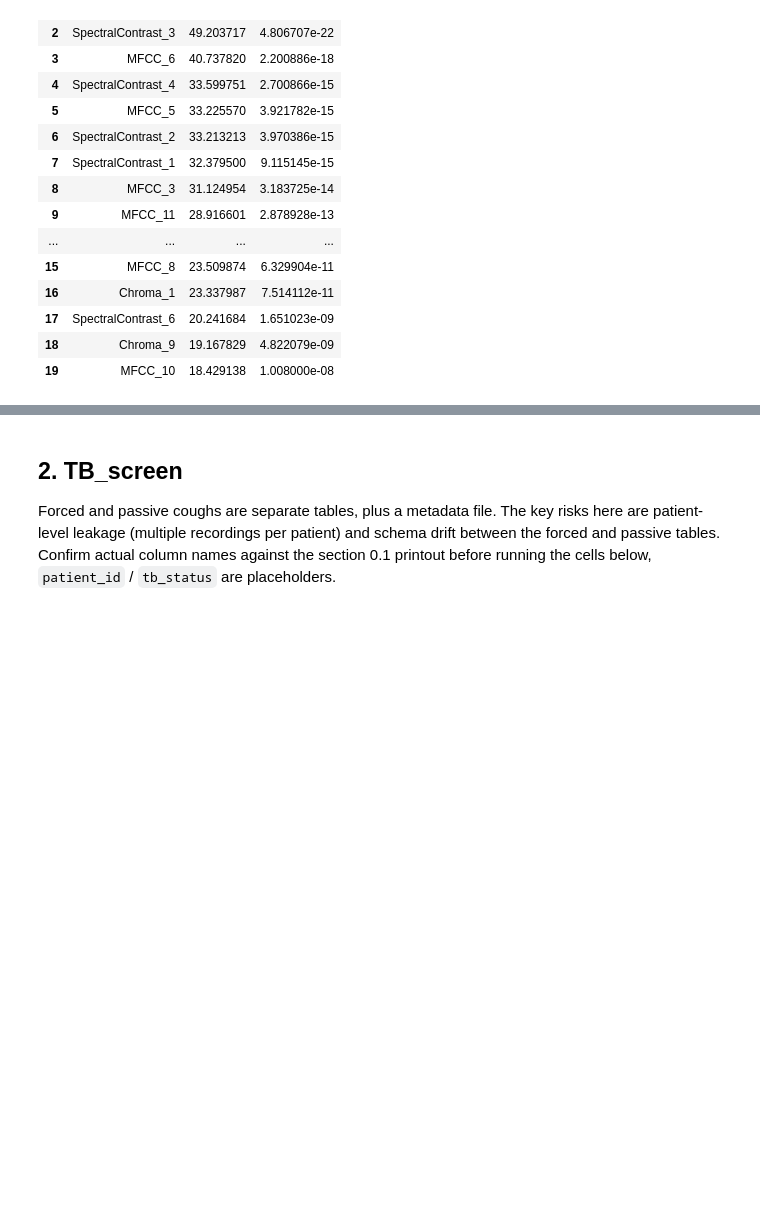
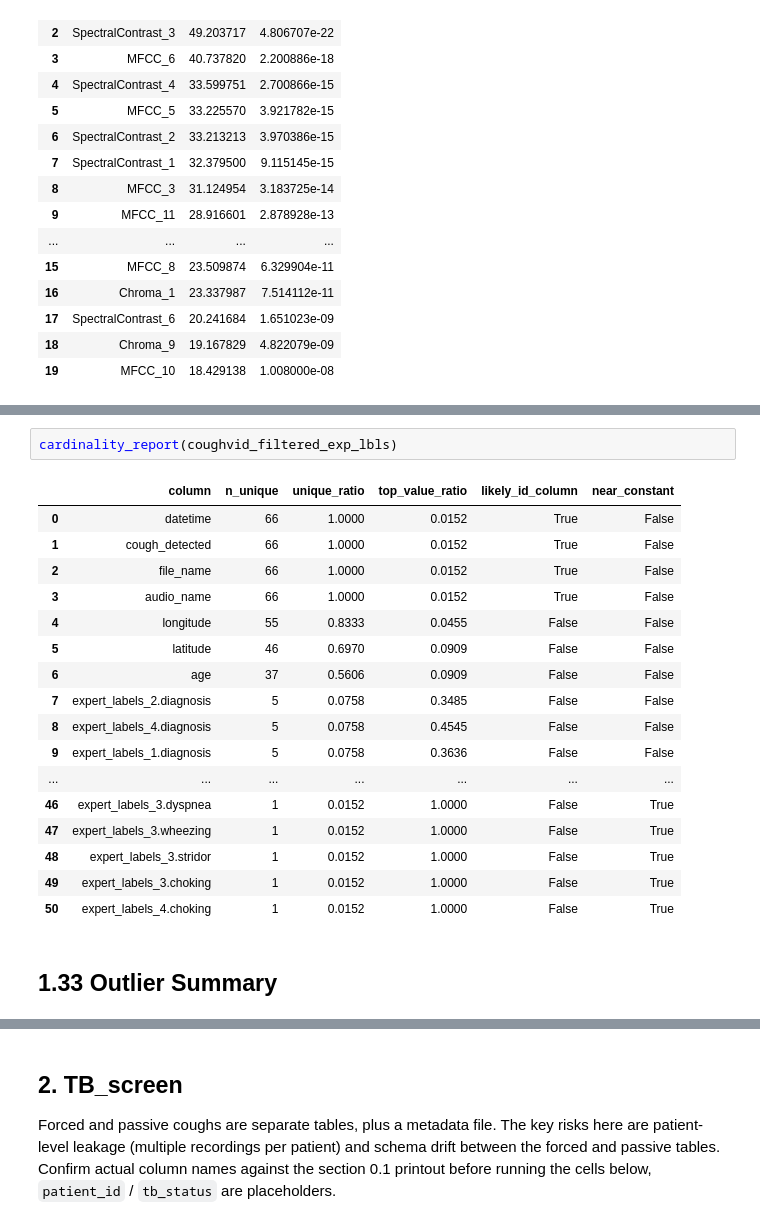
Before and after one commit to asnkunv/respiratory-disease-screening, a Jupyter notebook: notebooks/01_exploration.ipynb, the cells around one changed output, grey strips where cells are left out. Saved outputs shown, nothing was run; the diff lists cells and outputs as text; blank space fills up the shorter version.

```diff
--- a/notebooks/01_exploration.ipynb
+++ b/notebooks/01_exploration.ipynb
@@ -293,0 +569,22 @@ COUGHVID ships SNR and cough-detection-confidence columns, flag rows below usabl
+# %%
+cardinality_report(coughvid_filtered_exp_lbls)
+# %% [output]
+|  | column | n_unique | unique_ratio | top_value_ratio | likely_id_column | near_constant |
+| 0 | datetime | 66 | 1.0000 | 0.0152 | True | False |
+| 1 | cough_detected | 66 | 1.0000 | 0.0152 | True | False |
+| 2 | file_name | 66 | 1.0000 | 0.0152 | True | False |
+| 3 | audio_name | 66 | 1.0000 | 0.0152 | True | False |
+| 4 | longitude | 55 | 0.8333 | 0.0455 | False | False |
+| 5 | latitude | 46 | 0.6970 | 0.0909 | False | False |
+| 6 | age | 37 | 0.5606 | 0.0909 | False | False |
+| 7 | expert_labels_2.diagnosis | 5 | 0.0758 | 0.3485 | False | False |
+| 8 | expert_labels_4.diagnosis | 5 | 0.0758 | 0.4545 | False | False |
+| 9 | expert_labels_1.diagnosis | 5 | 0.0758 | 0.3636 | False | False |
+| ... | ... | ... | ... | ... | ... | ... |
+| 46 | expert_labels_3.dyspnea | 1 | 0.0152 | 1.0000 | False | True |
+| 47 | expert_labels_3.wheezing | 1 | 0.0152 | 1.0000 | False | True |
+| 48 | expert_labels_3.stridor | 1 | 0.0152 | 1.0000 | False | True |
+| 49 | expert_labels_3.choking | 1 | 0.0152 | 1.0000 | False | True |
+| 50 | expert_labels_4.choking | 1 | 0.0152 | 1.0000 | False | True |
+# %% [markdown]
+## 1.33 Outlier Summary
```
Also changed, not shown: parts of 51 cells of this notebook, 1 other file.
